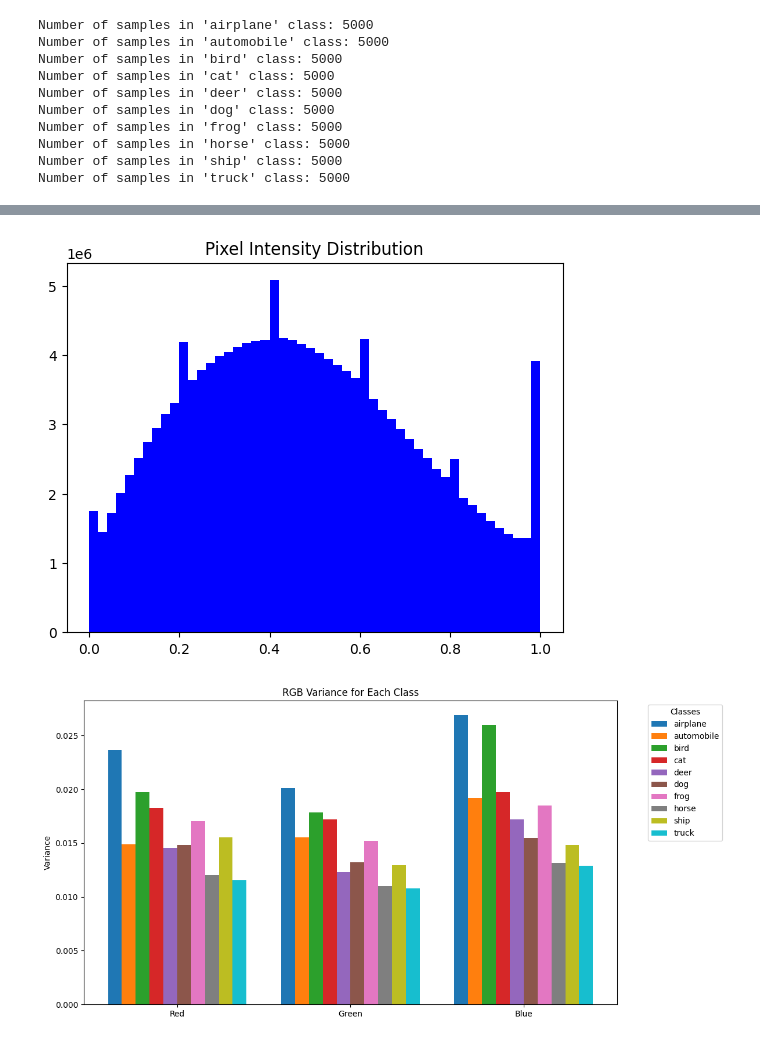
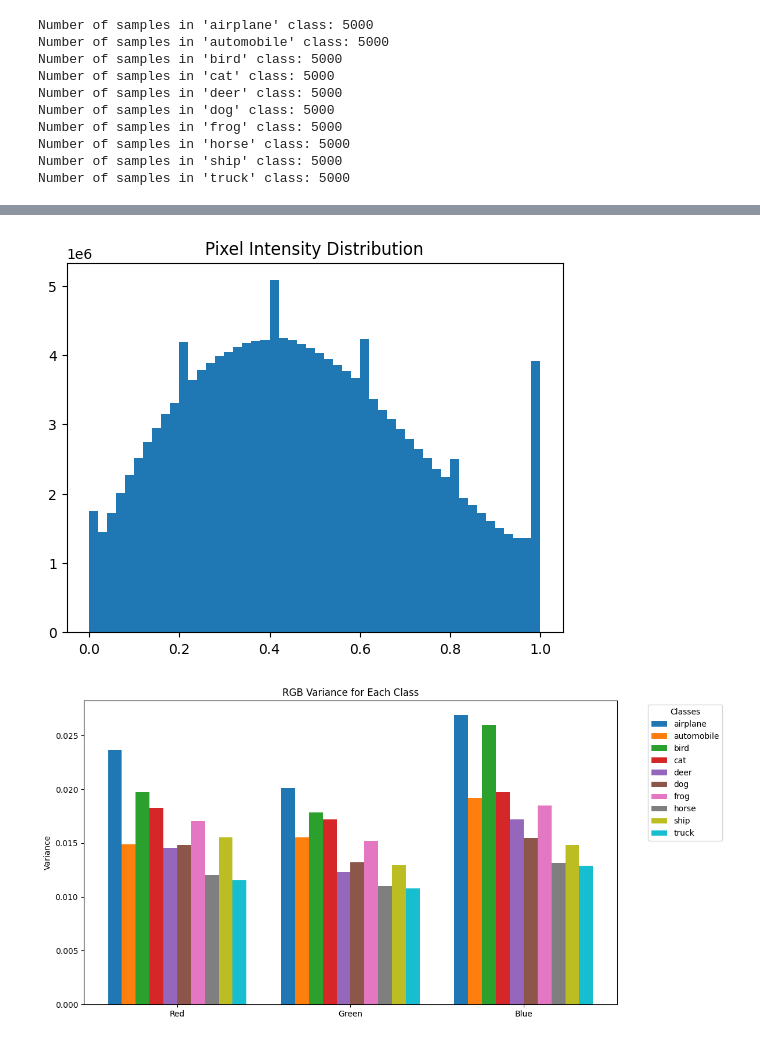
Before and after one commit to SnowdasNeves/wildlife-image-classifier, a Jupyter notebook: cifar10-eda.ipynb, the cells around one changed output, grey strips where cells are left out. Saved outputs shown, nothing was run; the diff lists cells and outputs as text; code cells hidden in the pictures.

```diff
--- a/cifar10-eda.ipynb
+++ b/cifar10-eda.ipynb
@@ -79,13 +86,13 @@ show_images(train_set, train_set.classes)
 # %%
 def pixel_intensity_distribution(dataset):
     data = torch.cat([d[0].flatten() for d in dataset])
-    plt.hist(data, bins=50, color='blue')
+    plt.hist(data, bins=50)
     plt.title("Pixel Intensity Distribution")
     plt.show()
 
 pixel_intensity_distribution(train_set)
 # %% [output]
-[figure, old version]
+[figure, new version]
 # %%
 def filter_class_subset(dataset, class_idx):
     indices = [i for i, (_, label) in enumerate(dataset) if label == class_idx]
```
Also changed, not shown: parts of 20 cells of this notebook.
